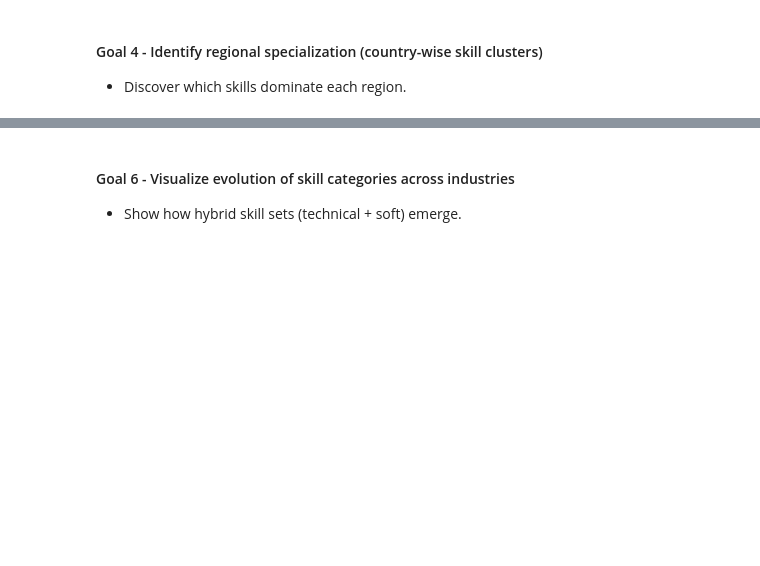
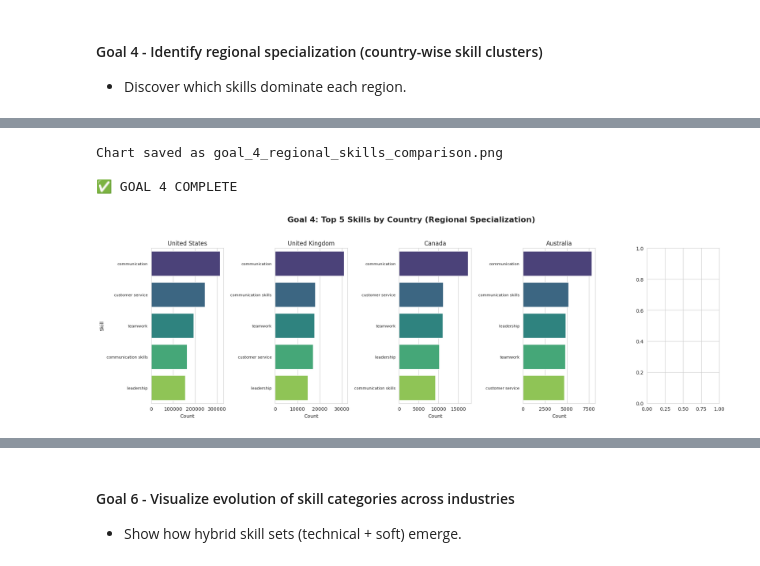
Before and after one commit to s1h8t51/data_intensive_computing_project, a Jupyter notebook: team_dic_pahse2_code.ipynb, the cells around one changed output, grey strips where cells are left out. Saved outputs shown, nothing was run; the diff lists cells and outputs as text; code cells hidden in the pictures; blank space fills up the shorter version.

```diff
--- a/team_dic_pahse2_code.ipynb
+++ b/team_dic_pahse2_code.ipynb
@@ -779,0 +768,46 @@ print("\n✅ GOAL 4 COMPLETE\n")
+# %%
+import matplotlib.pyplot as plt
+import seaborn as sns
+
+# --- VISUALIZATION: Side-by-side comparison (Using the results from Step 1) ---
+
+# Re-sort to ensure consistent plotting order
+# NOTE: This assumes df_top_regional_pd and top_5_countries are defined from PySpark steps
+df_top_regional_pd = df_top_regional_pd.sort_values(by=['search_country', 'rank'], ascending=[True, True])
+
+# Visualization setup
+fig, axes = plt.subplots(1, 5, figsize=(18, 6), sharey=False) # Increased height for clarity
+fig.suptitle('Goal 4: Top 5 Skills by Country (Regional Specialization)', fontsize=16, fontweight='bold')
+
+for idx, country in enumerate(top_5_countries):
+    # Filter for the current country and top 5 skills
+    top_5 = df_top_regional_pd[df_top_regional_pd['search_country'] == country].head(5)
+
+    # Use color scheme and plot (Horizontal Bar Plot)
+    sns.barplot(data=top_5, x='skill_count', y='individual_skill', ax=axes[idx],
+                palette='viridis', hue='individual_skill', legend=False)
+
+    # Formatting
+    axes[idx].set_title(country, fontsize=12)
+    axes[idx].set_xlabel('Count', fontsize=10)
+
+    if idx == 0:
+        axes[idx].set_ylabel('Skill', fontsize=10)
+    else:
+        axes[idx].set_ylabel('') # Clear Y-label for subsequent plots
+
+    # Set X-axis limits to ensure comparison is based on counts, not labels
+    axes[idx].tick_params(axis='y', labelsize=8)
+
+plt.tight_layout(rect=[0, 0, 1, 0.95]) # Adjust layout to give space for suptitle
+
+# Save the figure to display the visualization output
+plt.savefig('goal_4_regional_skills_comparison.png')
+print("Chart saved as goal_4_regional_skills_comparison.png")
+
+print("\n✅ GOAL 4 COMPLETE\n")
+# %% [output]
+Chart saved as goal_4_regional_skills_comparison.png
+
+✅ GOAL 4 COMPLETE
+[figure, added]
```
Also changed, not shown: parts of 14 cells of this notebook.
